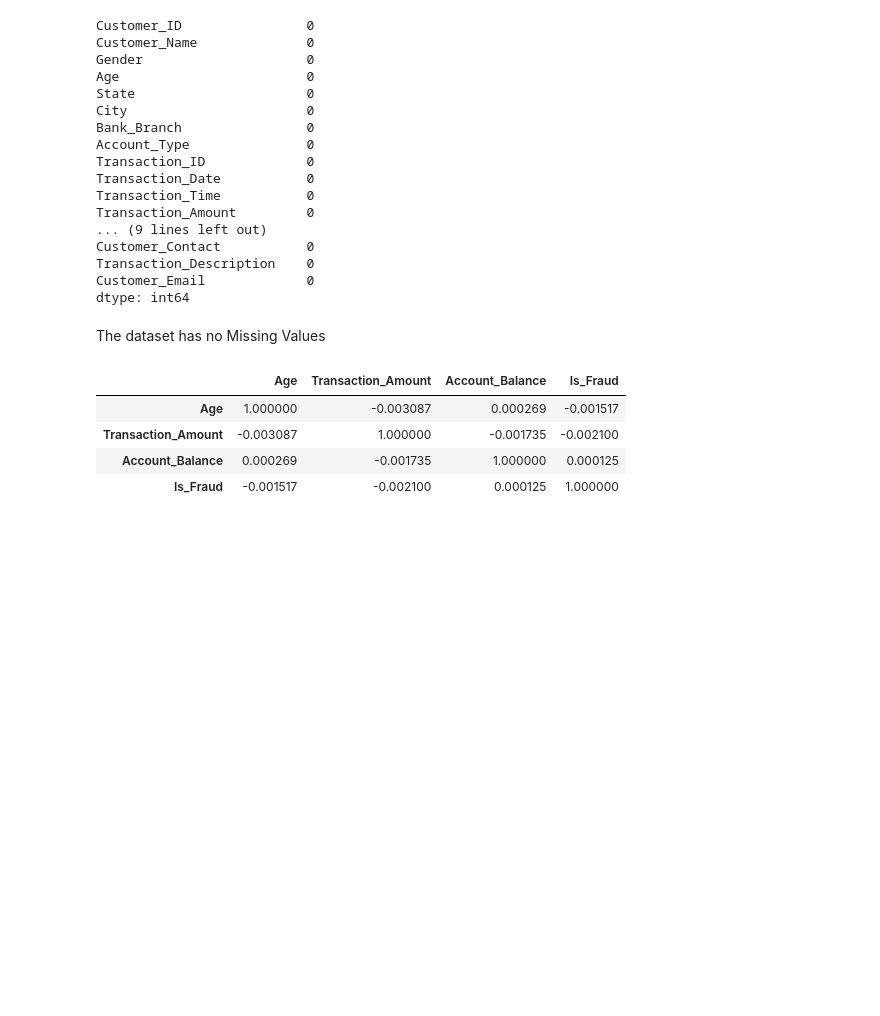
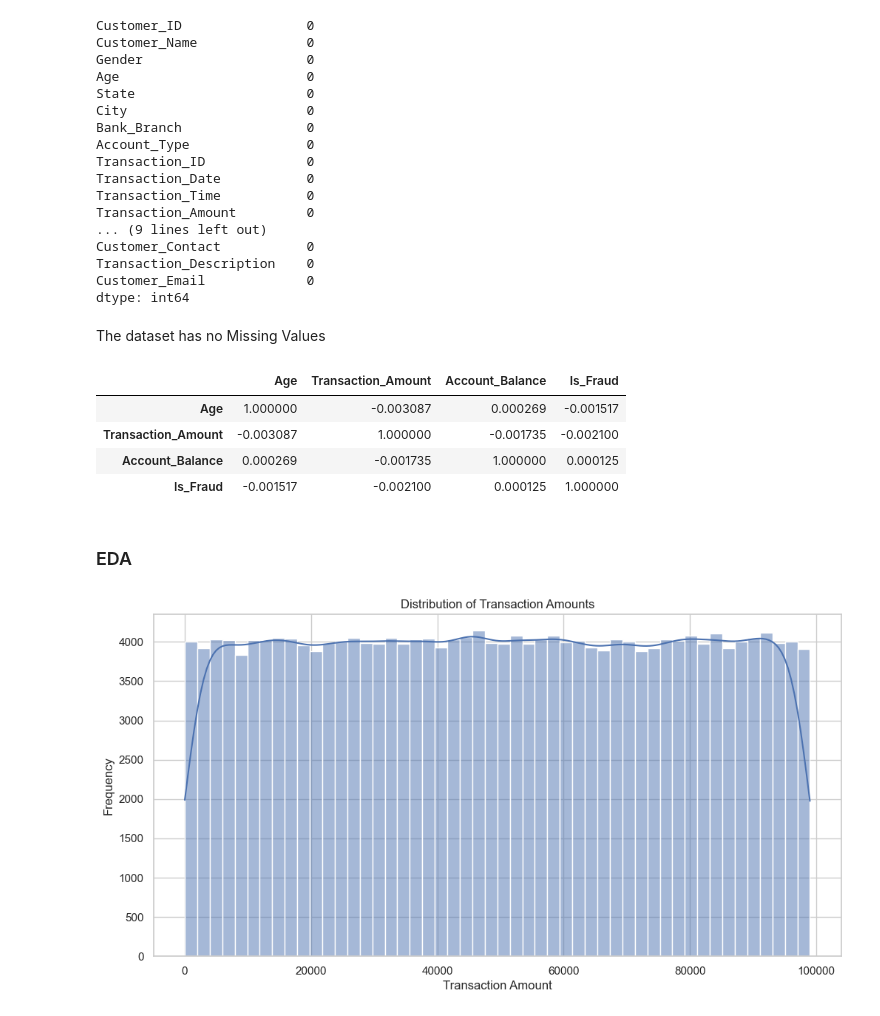
Before and after one commit to gkipkirui1/DSF-PT08P5-GROUP4-CAPSTONE-PROJECT, a Jupyter notebook: James.ipynb, the cells around one changed output. Drawn from its saved outputs; the diff is of its cells as text; code cells hidden in the pictures; blank space fills up the shorter version.

```diff
--- a/James.ipynb
+++ b/James.ipynb
@@ -167,3 +167,25 @@ numeric.corr()
 | Transaction_Amount | -0.003087 | 1.000000 | -0.001735 | -0.002100 |
 | Account_Balance | 0.000269 | -0.001735 | 1.000000 | 0.000125 |
 | Is_Fraud | -0.001517 | -0.002100 | 0.000125 | 1.000000 |
+# %% [markdown]
+### EDA
+# %%
+import matplotlib.pyplot as plt
+import seaborn as sns
+
+# Setting the style for the plots
+sns.set(style='whitegrid')
+
+# Function to plot distribution of transaction amounts
+def plot_transaction_amount_distribution(data):
+    plt.figure(figsize=(12, 6))
+    sns.histplot(data['Transaction_Amount'], bins=50, kde=True)
+    plt.title('Distribution of Transaction Amounts')
+    plt.xlabel('Transaction Amount')
+    plt.ylabel('Frequency')
+    plt.show()
+
+# Plotting the distribution
+plot_transaction_amount_distribution(df)
+# %% [output]
+[figure, added]
```
Also changed, not shown: parts of 7 cells of this notebook.
